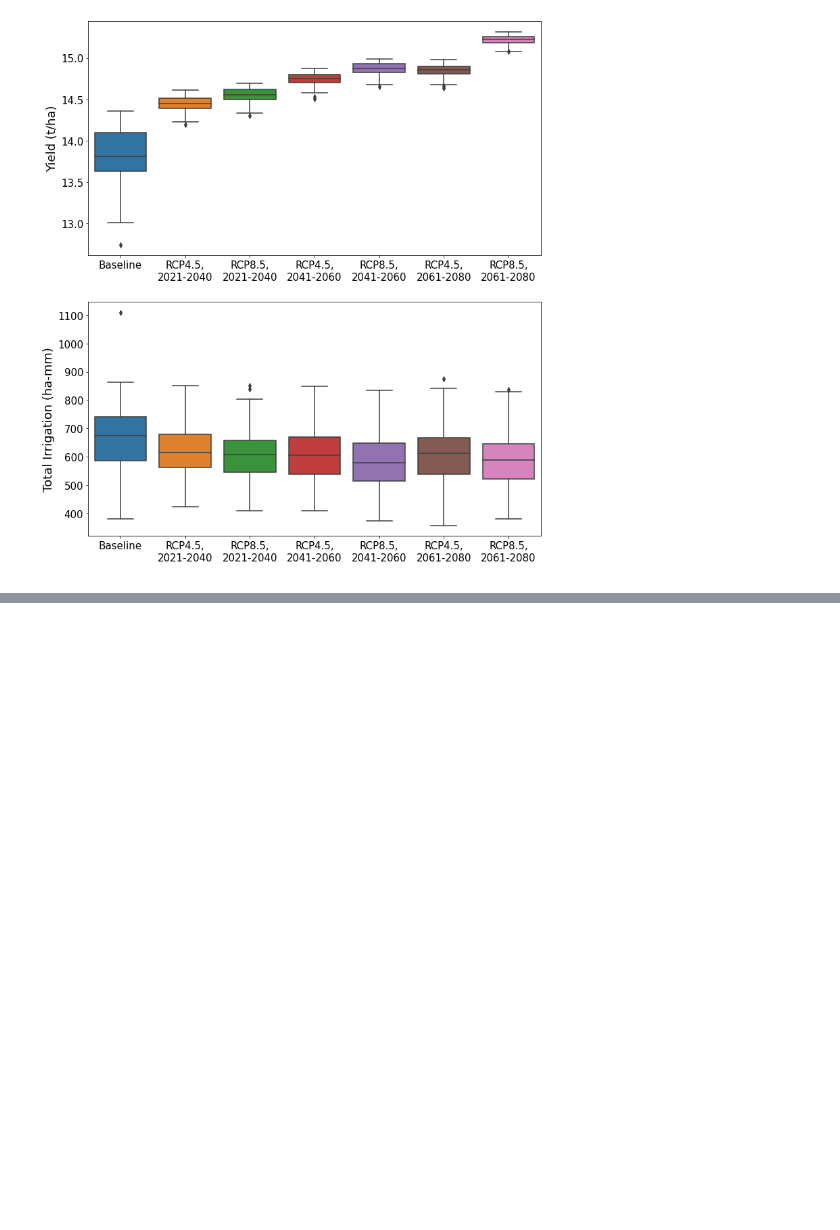
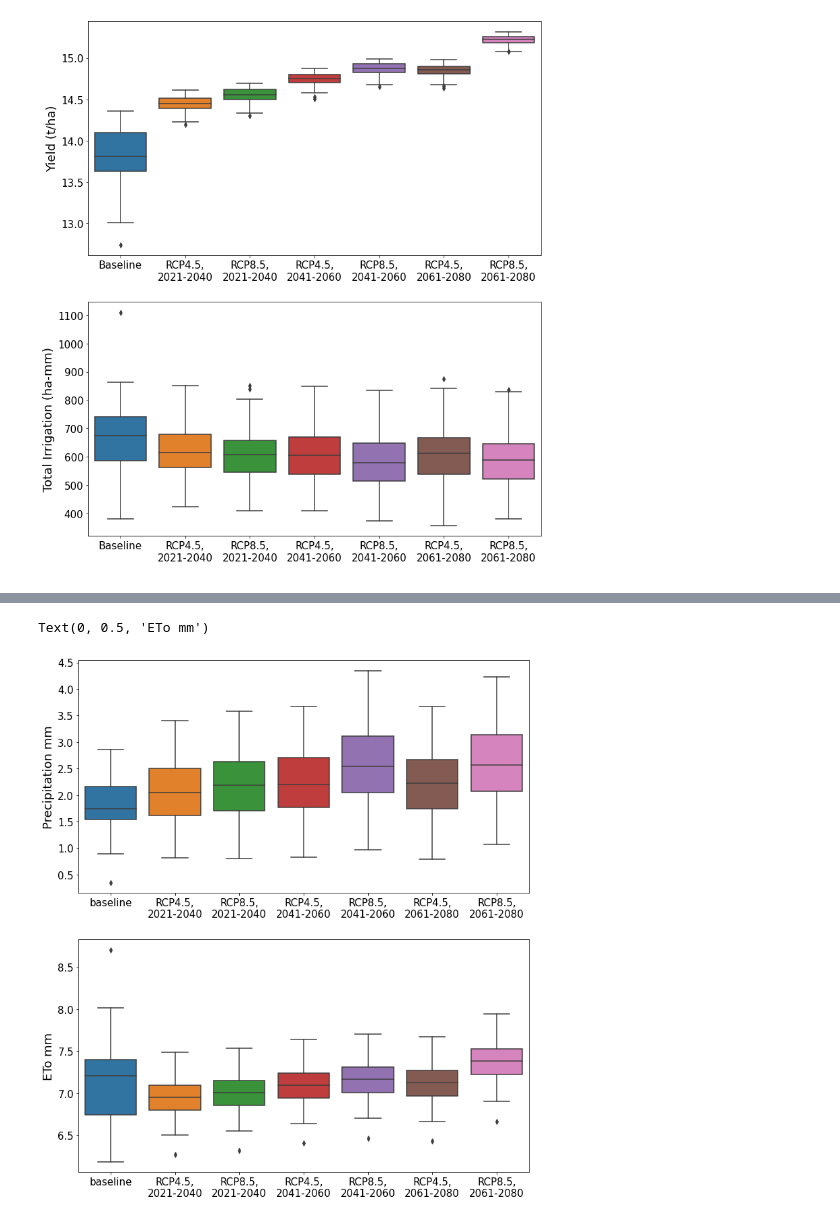
Before and after one commit to aquacropos/aquacrop, a Jupyter notebook: tutorials/AquaCrop_OSPy_Notebook_4.ipynb, the cells around one changed output, grey strips where cells are left out. Saved outputs shown, nothing was run; the diff lists cells and outputs as text; code cells hidden in the pictures; blank space fills up the shorter version.

```diff
--- a/tutorials/AquaCrop_OSPy_Notebook_4.ipynb
+++ b/tutorials/AquaCrop_OSPy_Notebook_4.ipynb
@@ -203,0 +208,12 @@ Text(0, 0.5, 'Total Irrigation (ha-mm)')
+# %%
+all_precip = []
+all_et = []
+all_new_labels = []
+for year in range(1982,2019):
+    #run for baseline scenario
+    wdf = lars_base[lars_base.Date>f'{year}-05-01']
+    wdf = wdf[wdf.Date<f'{year}-10-31']
+
+    all_precip.extend([wdf.Precipitation.mean()])
+    all_et.extend([wdf.ReferenceET.mean()])
+    all_new_labels.extend(['baseline'])
@@ -203,0 +243,6 @@ Text(0, 0.5, 'Total Irrigation (ha-mm)')
+# %%
+import pandas as pd
+
+df = pd.DataFrame([all_precip,all_et,all_new_labels]).T
+df.columns = ['precip','et','Label']
+df.head()
@@ -203,0 +256,24 @@ Text(0, 0.5, 'Total Irrigation (ha-mm)')
+# %%
+# plotting libraries
+import matplotlib.pyplot as plt
+import seaborn as sns
+
+# create figure
+fig,ax=plt.subplots(2,1,figsize=(12,14))
+
+# create box plots
+sns.boxplot(data=df,x='Label',y='precip',ax=ax[0])
+sns.boxplot(data=df,x='Label',y='et',ax=ax[1])
+
+# labels and fontsize
+
+ax[0].tick_params(labelsize=15)
+ax[0].set_xlabel(' ')
+ax[0].set_ylabel('Precipitation mm',fontsize=18)
+
+ax[1].tick_params(labelsize=15)
+ax[1].set_xlabel(' ')
+ax[1].set_ylabel('ETo mm',fontsize=18)
+# %% [output]
+Text(0, 0.5, 'ETo mm')
+[figure, added]
```
Also changed, not shown: parts of 4 cells of this notebook, 11 other files.
